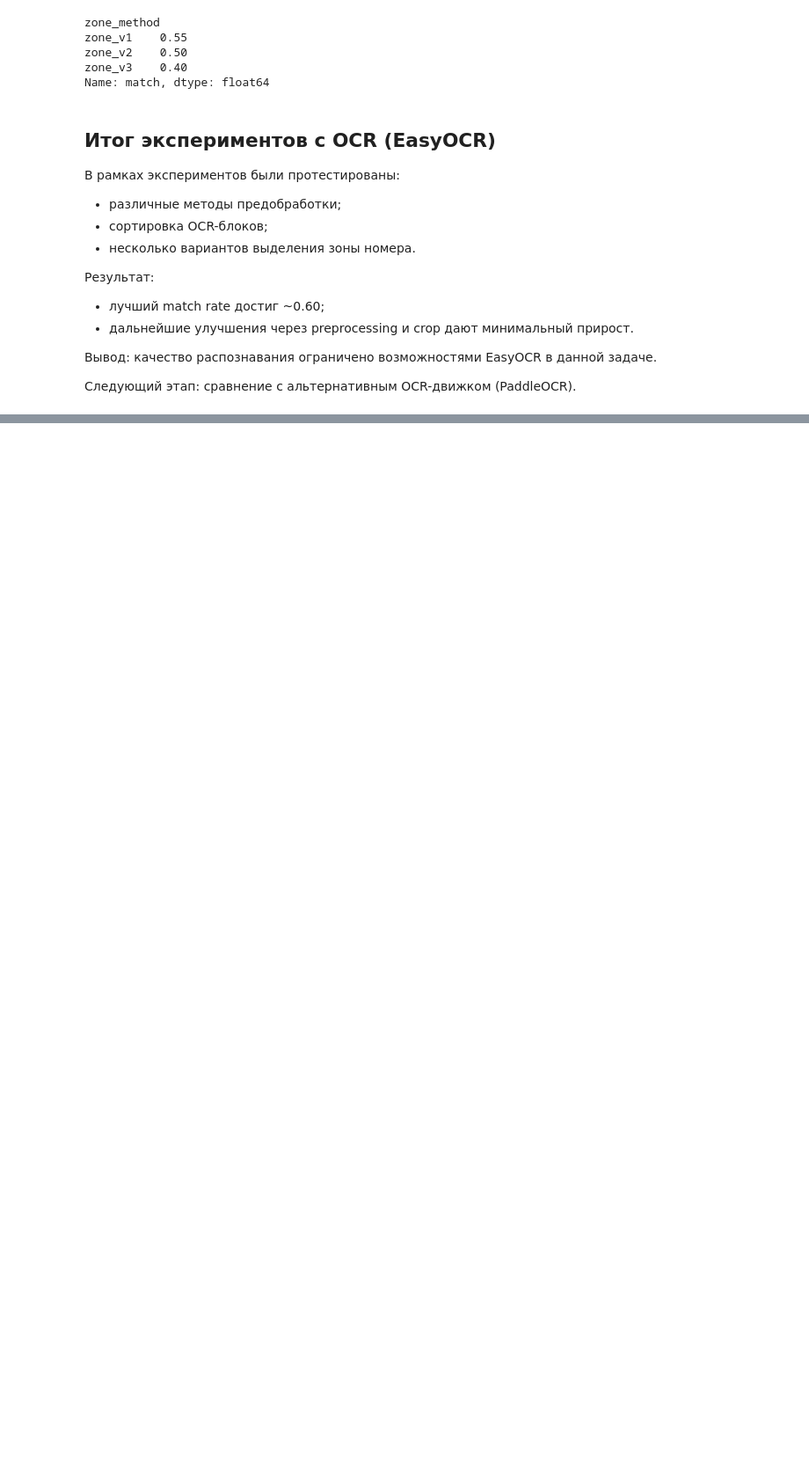
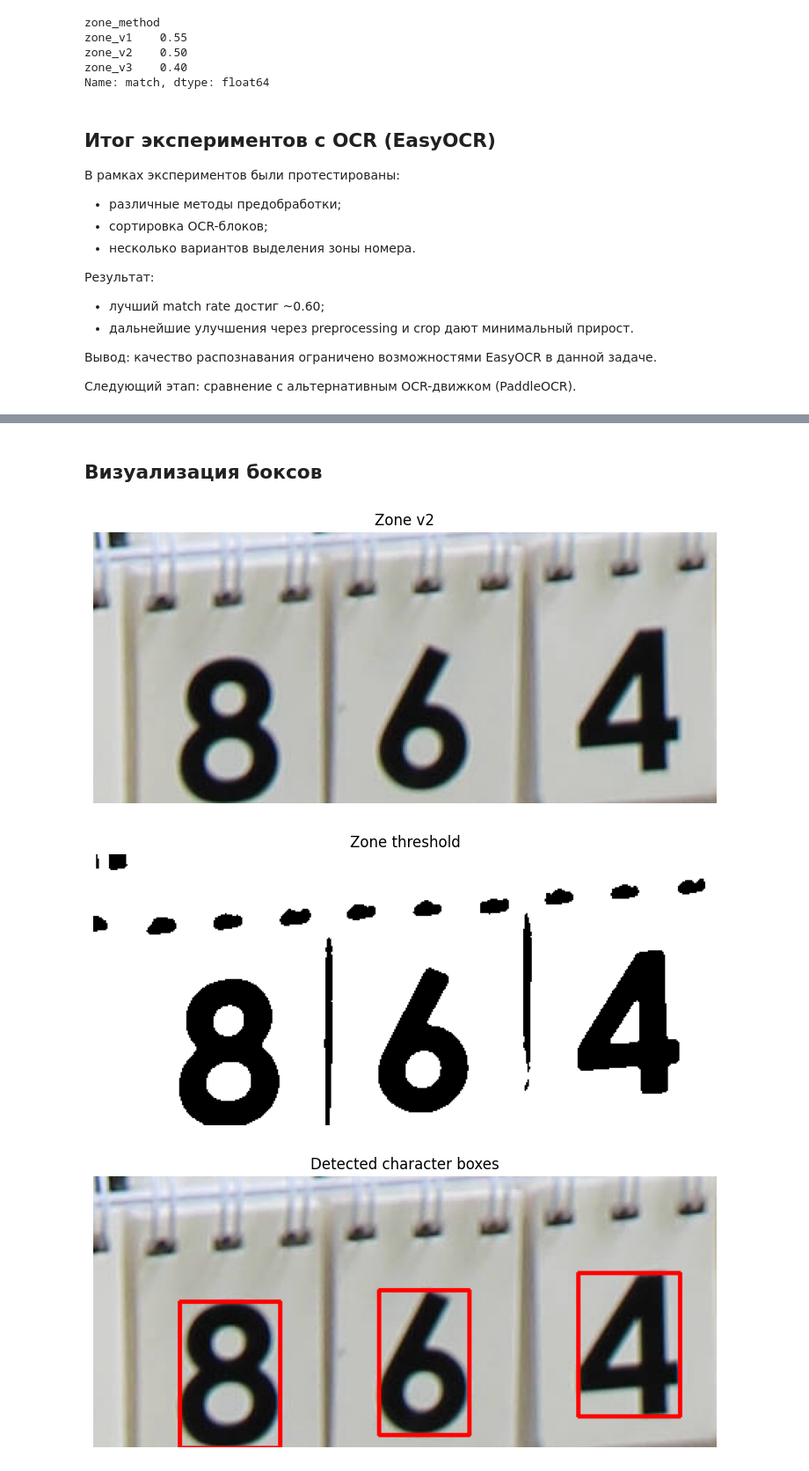
Before and after one commit to Schwarzepolizei/plate-recognition, a Jupyter notebook: notebooks/04_ocr_improvement.ipynb, the cells around one changed output, grey strips where cells are left out. Shown at 88% size. Drawn from its saved outputs; the diff is of its cells as text; code cells hidden in the pictures; blank space fills up the shorter version.

```diff
--- a/notebooks/04_ocr_improvement.ipynb
+++ b/notebooks/04_ocr_improvement.ipynb
@@ -599,0 +608,7 @@ Name: match, dtype: float64
+# %%
+def show_image(image, title="", figsize=(10, 4), cmap=None):
+    plt.figure(figsize=figsize)
+    plt.imshow(image, cmap=cmap)
+    plt.title(title)
+    plt.axis("off")
+    plt.show()
@@ -599,0 +674,34 @@ Name: match, dtype: float64
+# %% [markdown]
+## Визуализация боксов
+# %%
+def draw_boxes_on_zone(zone_bgr, boxes):
+    img = zone_bgr.copy()
+    img = cv2.cvtColor(img, cv2.COLOR_BGR2RGB)
+
+    for x, y, bw, bh in boxes:
+        cv2.rectangle(img, (x, y), (x + bw, y + bh), (255, 0, 0), 2)
+
+    return img
+# %%
+test_path = sample_paths[1]
+
+image_bgr = cv2.imread(str(test_path))
+det_res = model(str(test_path), verbose=False)[0]
+
+bbox = det_res.boxes.xyxy.cpu().numpy()[0]
+
+plate = crop_bbox(image_bgr, bbox)
+plate = normalize_plate_orientation(plate)
+zone = extract_number_zone_v2(plate)
+
+digit_line_bgr, zone_thresh, boxes = extract_digit_line_from_zone(zone)
+zone_boxes_img = draw_boxes_on_zone(zone, boxes)
+
+show_image(cv2.cvtColor(zone, cv2.COLOR_BGR2RGB), title="Zone v2")
+show_image(zone_thresh, title="Zone threshold", cmap="gray")
+show_image(zone_boxes_img, title="Detected character boxes")
+show_image(cv2.cvtColor(digit_line_bgr, cv2.COLOR_BGR2RGB), title="Digit line crop")
+# %% [output]
+[figure, added]
+[figure, added]
+[figure, added]
```
Also changed, not shown: parts of 13 cells of this notebook.
